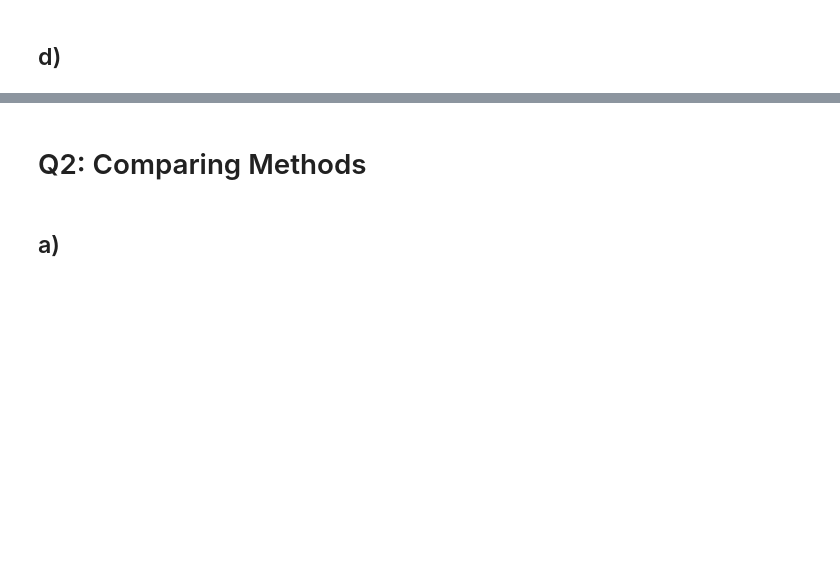
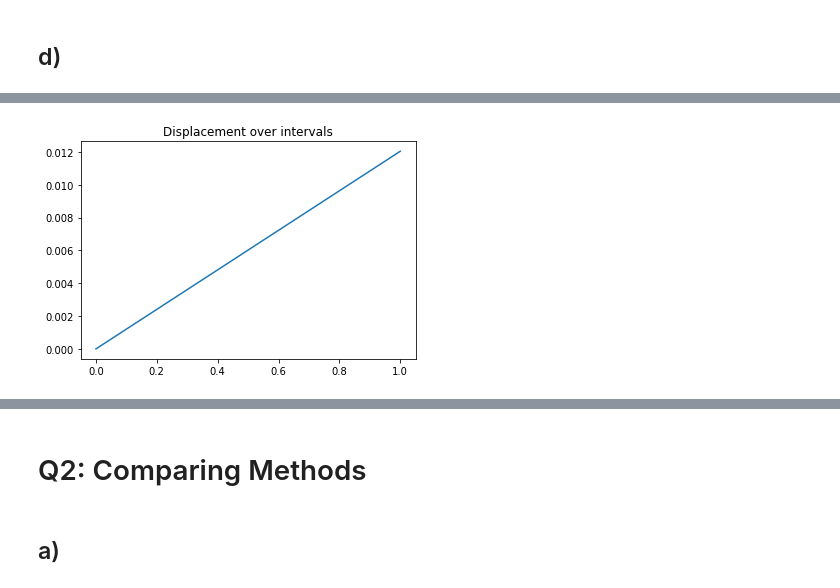
Before and after one commit to michlee1337/DataScience, a Jupyter notebook: Math/A3.ipynb, the cells around one changed output, grey strips where cells are left out. Drawn from its saved outputs; the diff is of its cells as text; code cells hidden in the pictures; blank space fills up the shorter version.

```diff
--- a/Math/A3.ipynb
+++ b/Math/A3.ipynb
@@ -126,0 +113,19 @@ $$\int_0^l u(x) dx = \sum_{k=1}^N \frac{2u(0) - x_{k} - x_{k-1} + \int_{0}^{x_{k
+# %%
+# get lambdas
+import numpy as np
+
+n = 20
+l = 1
+a = 20
+b = 10
+
+lambda_is = []
+
+def T(x,a,b):
+    num = x**2*(a*(1+x**2)+b)
+    den = (1+x**2)**2
+    return(num/den)
+
+for x in np.linspace(0,l,n):
+    t = T(x,a,b)
+    lambda_is.append(newtonMethod(f,g,(a,b,t),1))
@@ -126,0 +176,22 @@ $$\int_0^l u(x) dx = \sum_{k=1}^N \frac{2u(0) - x_{k} - x_{k-1} + \int_{0}^{x_{k
+# %%
+def trap(xi,lambdas, N = 20):
+    sumK = 0
+    for k in range(1,N):
+        sumK += (lambdas[k-1] + lambdas[k])/2*xi/N
+    return(sumK)
+
+u_is = []
+u0 = 0
+ind = 0
+for t in np.linspace(0,l,n):
+    u_is.append(u0-t+trap(t,lambda_is))
+    ind += 1
+# %%
+import matplotlib.pyplot as plt
+
+x = np.linspace(0,l,n)
+plt.plot(x,u_is)
+plt.title("Displacement over intervals")
+plt.show()
+# %% [output]
+[figure, added]
```
Also changed, not shown: parts of 41 cells of this notebook, 25 other files.
